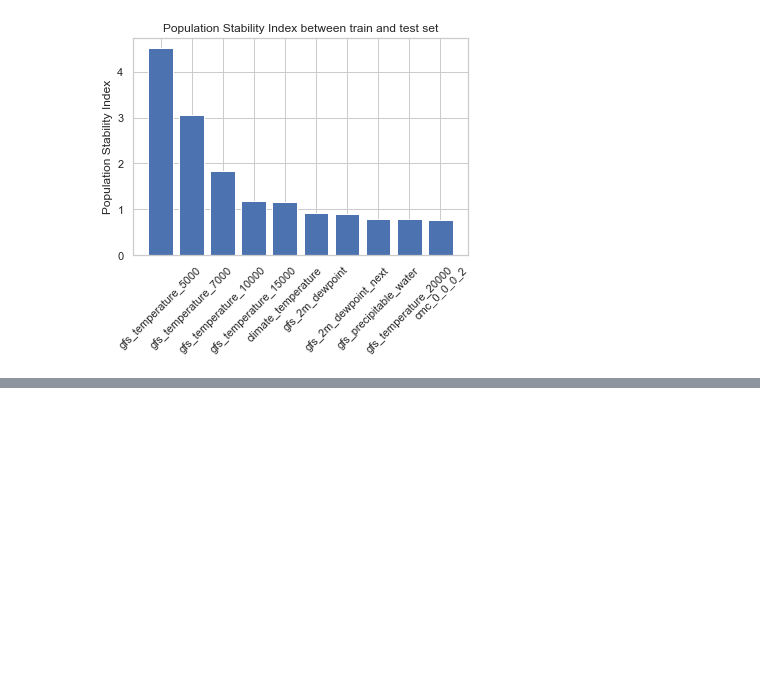
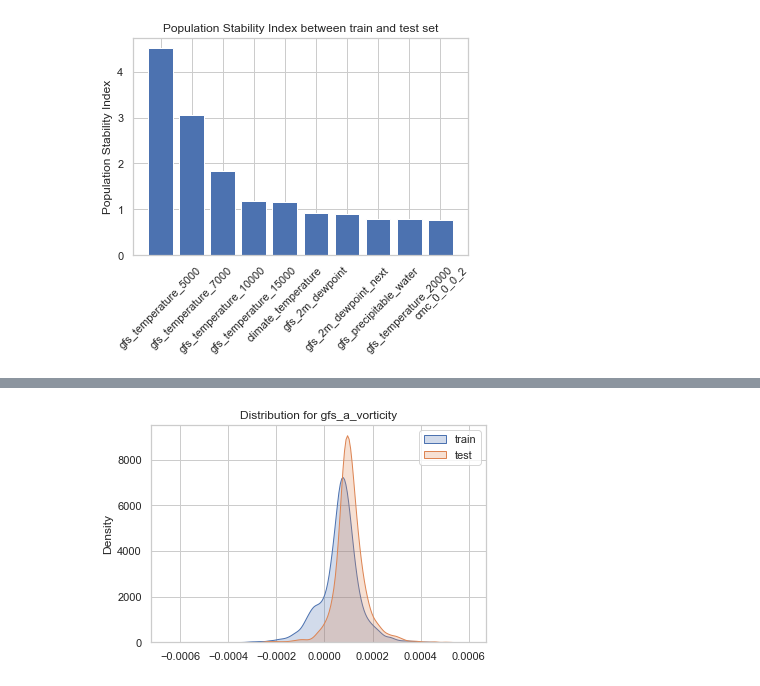
Before and after one commit to cmougan/MonitoringUncertainty, a Jupyter notebook: xAIUncertainty.ipynb, the cells around one changed output, grey strips where cells are left out. Saved outputs shown, nothing was run; the diff lists cells and outputs as text; code cells hidden in the pictures; blank space fills up the shorter version.

```diff
--- a/xAIUncertainty.ipynb
+++ b/xAIUncertainty.ipynb
@@ -239,0 +222,10 @@ plt.show()
+# %%
+feat = 'gfs_a_vorticity'
+plt.figure()
+plt.title('Distribution for {}'.format(feat))
+sns.kdeplot(train[feat].values, fill=True,label='train')
+sns.kdeplot(test[feat].values,fill=True,label='test')
+plt.legend()
+plt.show()
+# %% [output]
+[figure, added]
```
Also changed, not shown: parts of 13 cells of this notebook, 5 other files.
